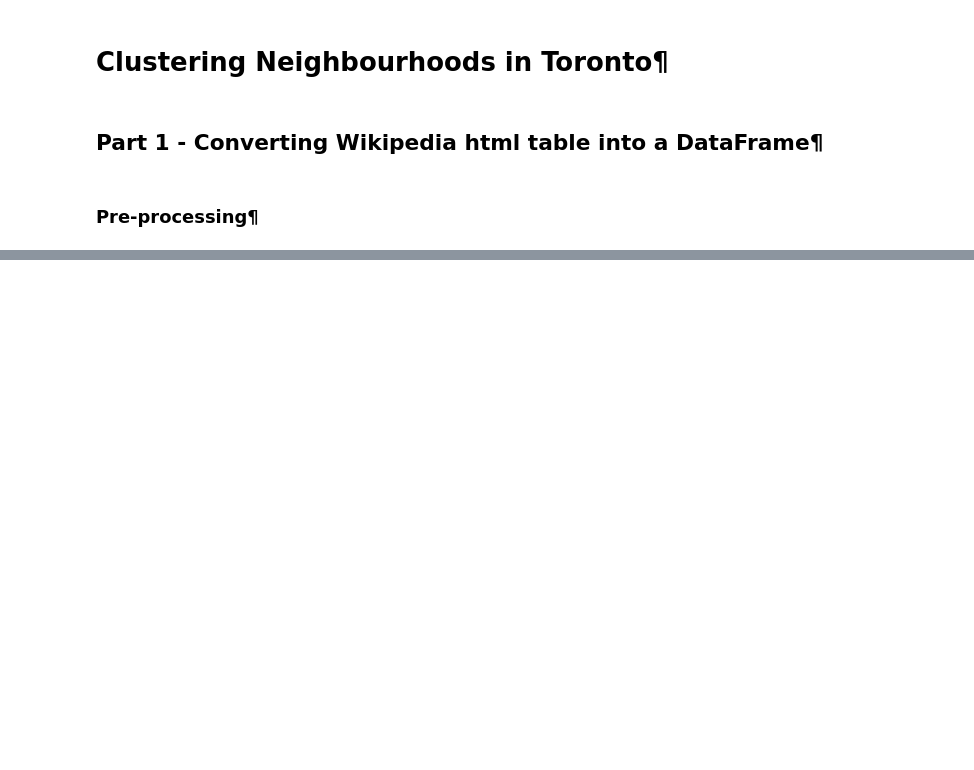
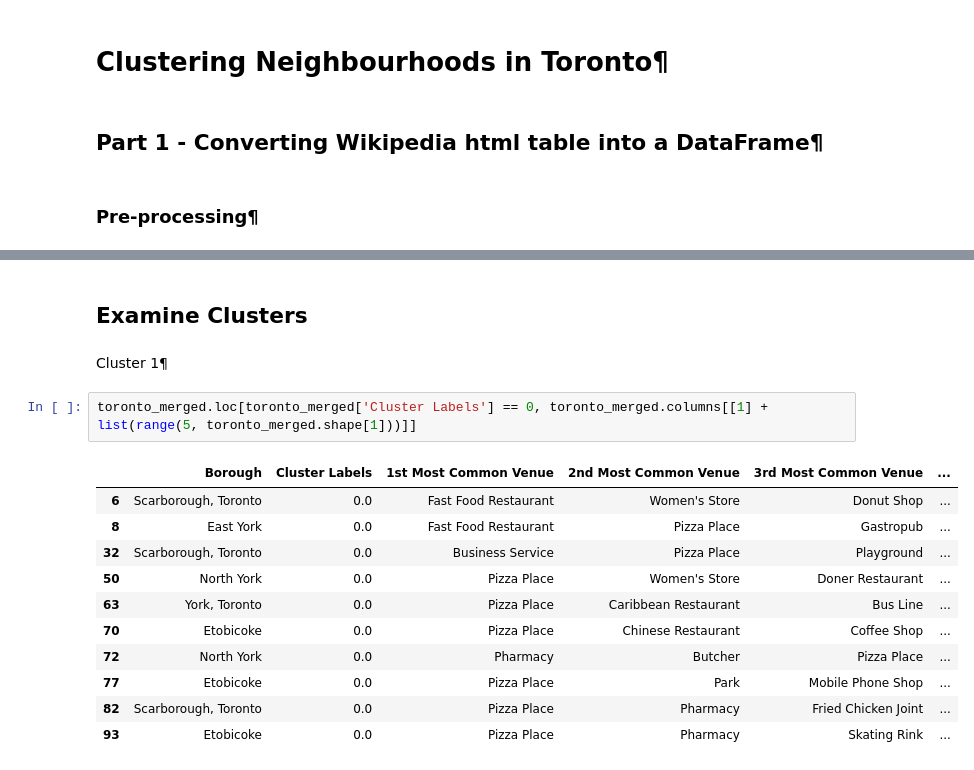
Before and after one commit to ggisha/Coursera_Capstone, a Jupyter notebook: Neighborhoods in Toronto.ipynb, the cells around one changed output, grey strips where cells are left out. Cells and saved outputs as stored; diff of their text form; blank space fills up the shorter version.

```diff
--- a/Neighborhoods in Toronto.ipynb
+++ b/Neighborhoods in Toronto.ipynb
@@ -254,0 +570,18 @@ DT_merge.loc[DT_merge['Cluster'] == 4, DT_merge.columns[[2] + list(range(5, DT_m
+# %% [markdown]
+## Examine Clusters
+# %% [markdown]
+Cluster 1¶
+# %%
+toronto_merged.loc[toronto_merged['Cluster Labels'] == 0, toronto_merged.columns[[1] + list(range(5, toronto_merged.shape[1]))]]
+# %% [output]
+|  | Borough | Cluster Labels | 1st Most Common Venue | 2nd Most Common Venue | 3rd Most Common Venue | ... |
+| 6 | Scarborough, Toronto | 0.0 | Fast Food Restaurant | Women's Store | Donut Shop | ... |
+| 8 | East York | 0.0 | Fast Food Restaurant | Pizza Place | Gastropub | ... |
+| 32 | Scarborough, Toronto | 0.0 | Business Service | Pizza Place | Playground | ... |
+| 50 | North York | 0.0 | Pizza Place | Women's Store | Doner Restaurant | ... |
+| 63 | York, Toronto | 0.0 | Pizza Place | Caribbean Restaurant | Bus Line | ... |
+| 70 | Etobicoke | 0.0 | Pizza Place | Chinese Restaurant | Coffee Shop | ... |
+| 72 | North York | 0.0 | Pharmacy | Butcher | Pizza Place | ... |
+| 77 | Etobicoke | 0.0 | Pizza Place | Park | Mobile Phone Shop | ... |
+| 82 | Scarborough, Toronto | 0.0 | Pizza Place | Pharmacy | Fried Chicken Joint | ... |
+| 93 | Etobicoke | 0.0 | Pizza Place | Pharmacy | Skating Rink | ... |
```
Also changed, not shown: parts of 96 cells of this notebook.
